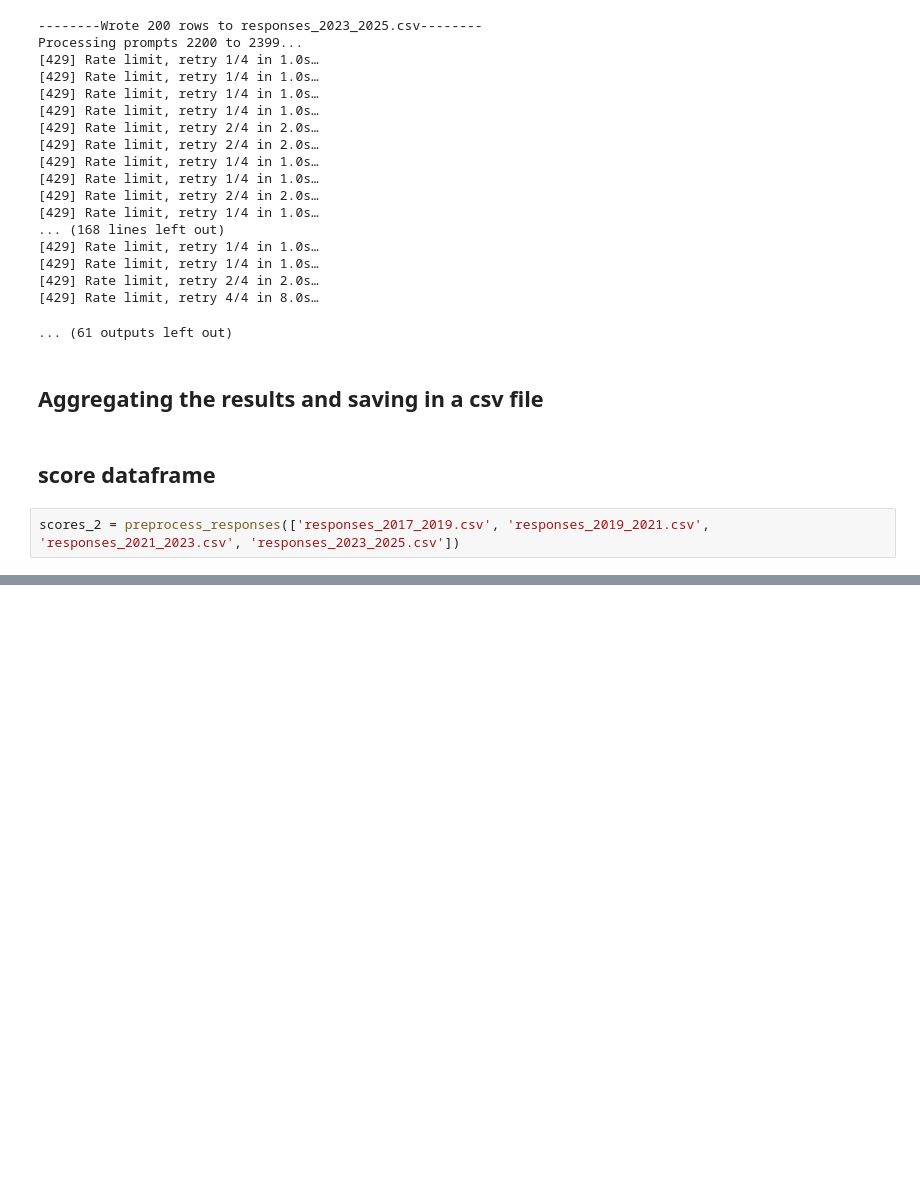
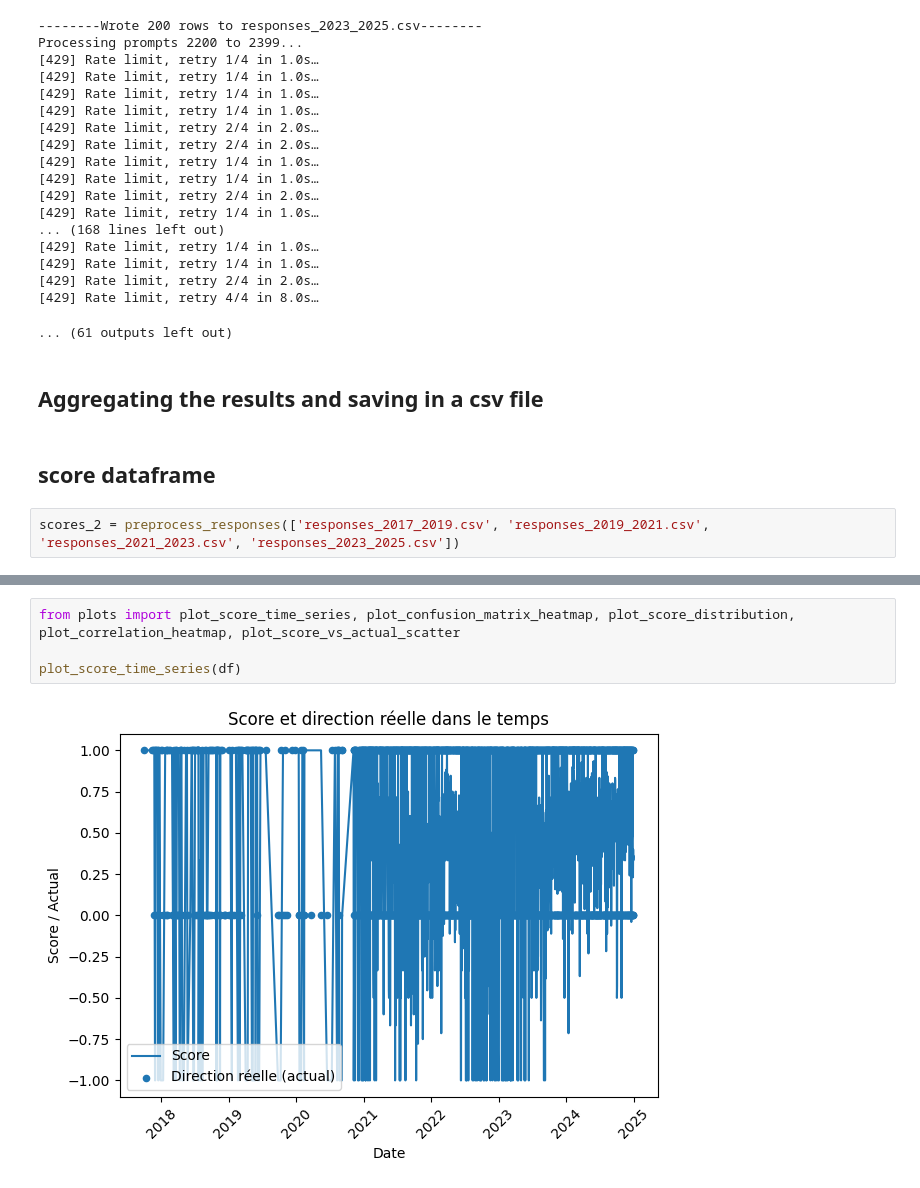
Before and after one commit to faunebl/crypto-sentiment, a Jupyter notebook: sandbox_ambroise.ipynb, the cells around one changed output, grey strips where cells are left out. Saved outputs shown, nothing was run; the diff lists cells and outputs as text; blank space fills up the shorter version.

Commit message:
begiining of plots

```diff
--- a/sandbox_ambroise.ipynb
+++ b/sandbox_ambroise.ipynb
@@ -461,0 +481,6 @@ scores_2 = preprocess_responses(['responses_2017_2019.csv', 'responses_2019_2021
+# %%
+from plots import plot_score_time_series, plot_confusion_matrix_heatmap, plot_score_distribution, plot_correlation_heatmap, plot_score_vs_actual_scatter
+
+plot_score_time_series(df)
+# %% [output]
+[figure, added]
```
Also changed, not shown: parts of 6 cells of this notebook, 1 other file.
